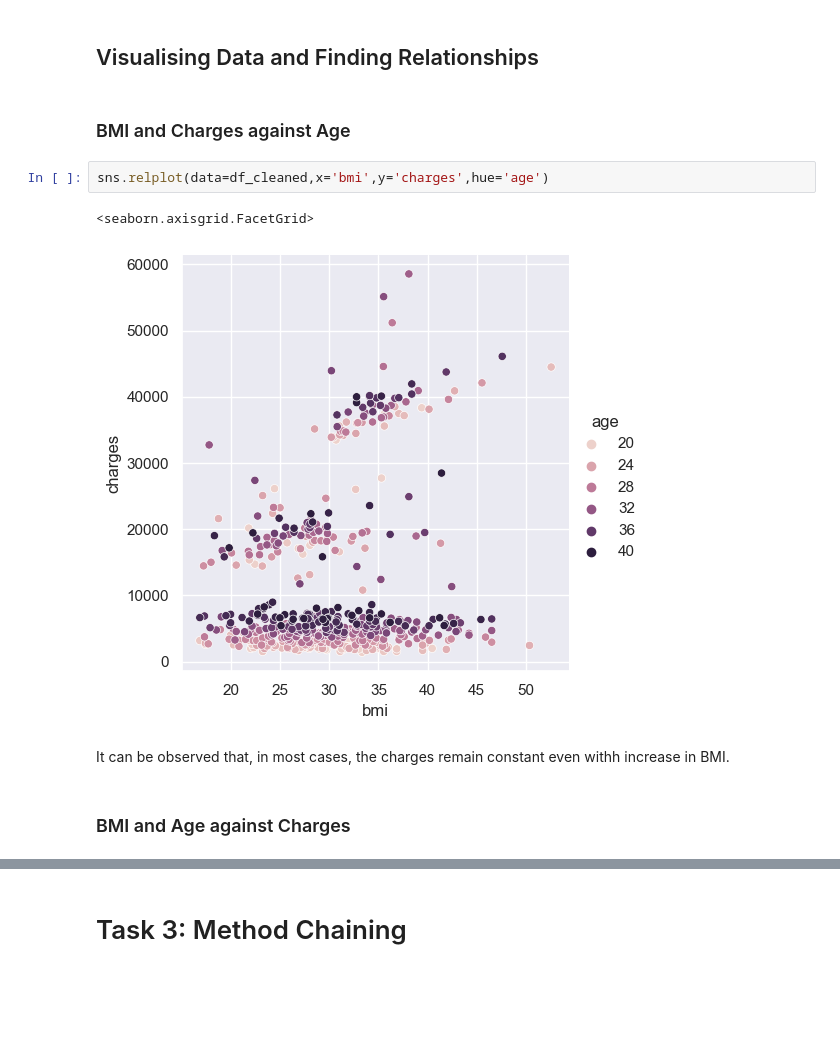
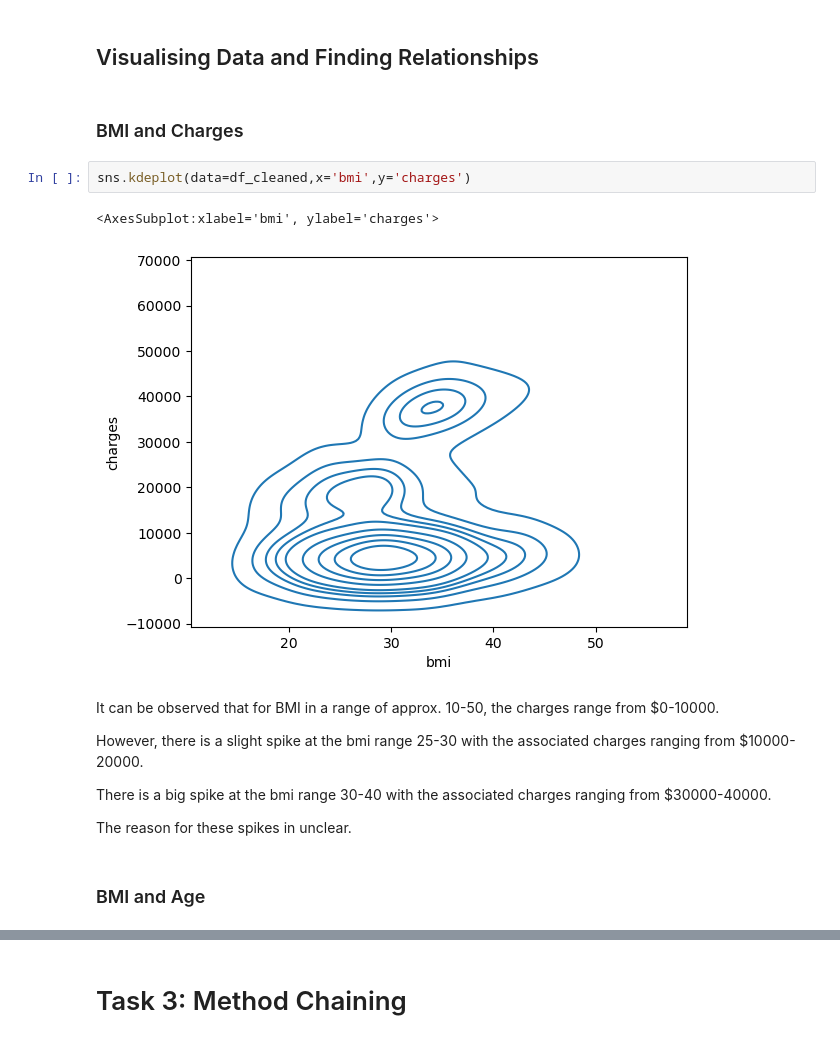
Before and after one commit to ubco-W2022T1-cosc301/project-group21, a Jupyter notebook: notebooks/analysis2a.ipynb, the cells around one changed output, grey strips where cells are left out. Drawn from its saved outputs; the diff is of its cells as text; blank space fills up the shorter version.

```diff
--- a/notebooks/analysis2a.ipynb
+++ b/notebooks/analysis2a.ipynb
@@ -121,14 +121,20 @@ df_cleaned.describe()
 # %% [markdown]
 ## Visualising Data and Finding Relationships
 # %% [markdown]
-### BMI and Charges against Age
+### BMI and Charges
 # %%
-sns.relplot(data=df_cleaned,x='bmi',y='charges',hue='age')
+sns.kdeplot(data=df_cleaned,x='bmi',y='charges')
 # %% [output]
-<seaborn.axisgrid.FacetGrid>
+<AxesSubplot:xlabel='bmi', ylabel='charges'>
-[figure, old version]
+[figure, new version]
 # %% [markdown]
-It can be observed that, in most cases, the charges remain constant even withh increase in BMI.
+It can be observed that for BMI in a range of approx. 10-50, the charges range from $0-10000.
+
+However, there is a slight spike at the bmi range 25-30 with the associated charges ranging from $10000-20000.
+
+There is a big spike at the bmi range 30-40 with the associated charges ranging from $30000-40000.
+
+The reason for these spikes in unclear.
 # %% [markdown]
-### BMI and Age against Charges
+### BMI and Age
 # %%
```
Also changed, not shown: parts of 8 cells of this notebook, 2 other files.
